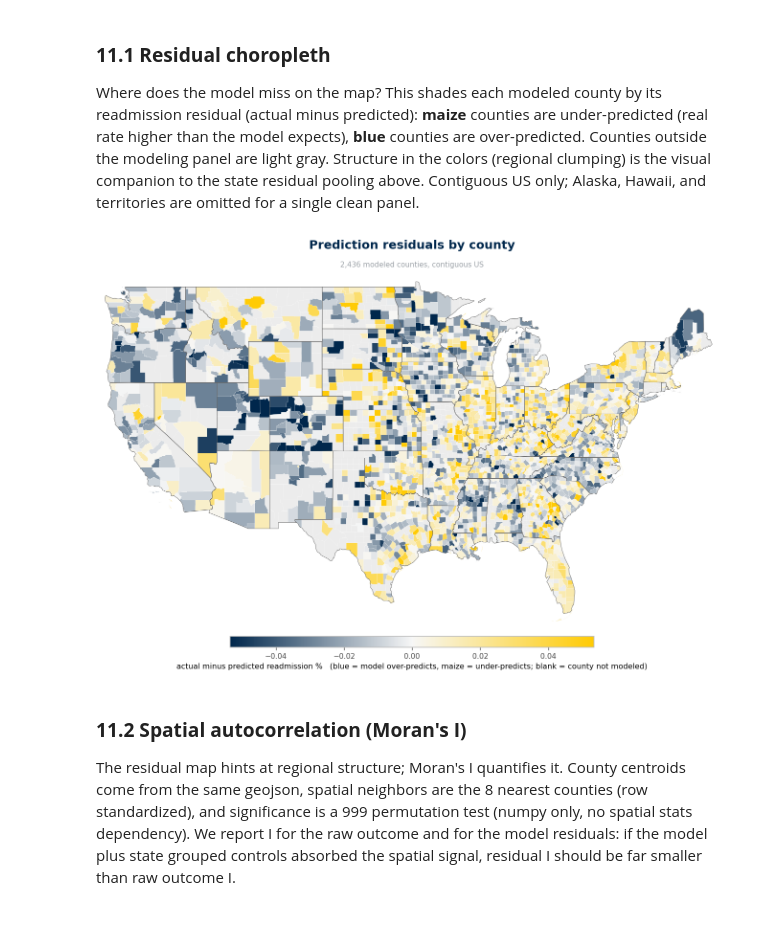
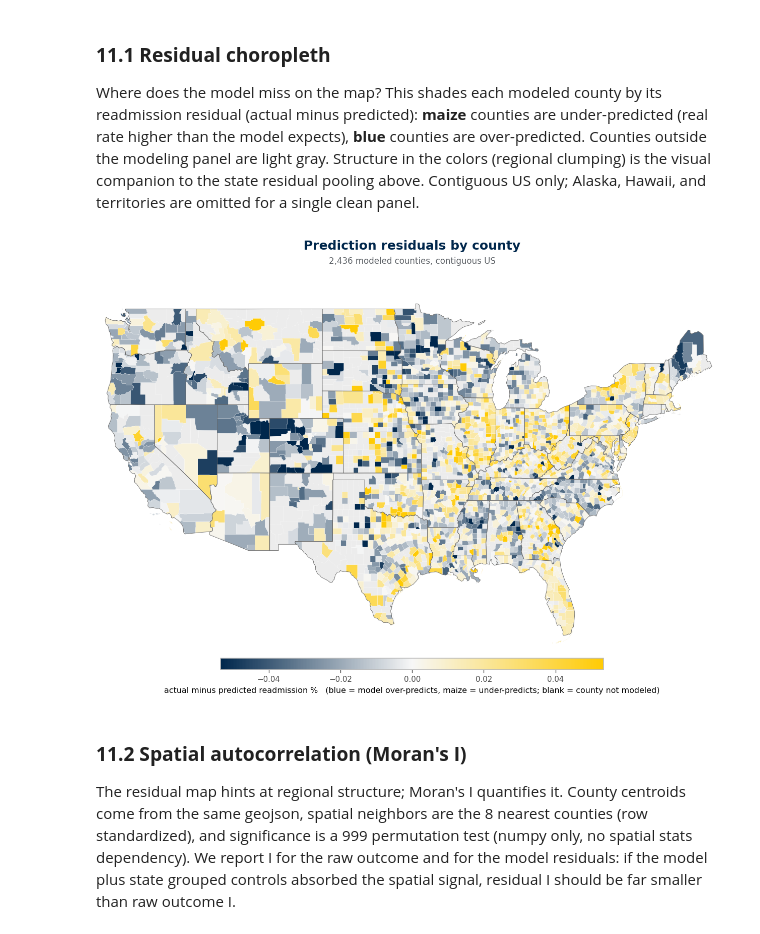
Before and after one commit to memckay/mads-capstone, a Jupyter notebook: notebooks/04_supervised_learning.ipynb, the cells around one changed output. Saved outputs shown, nothing was run; the diff lists cells and outputs as text; code cells hidden in the pictures.

```diff
--- a/notebooks/04_supervised_learning.ipynb
+++ b/notebooks/04_supervised_learning.ipynb
@@ -95,7 +95,8 @@ FIGURES = Path("../reports/figures")
 FIGURES.mkdir(parents=True, exist_ok=True)
 
 BLUE, MAIZE = "#00274C", "#FFCB05"
-GRAY = "#9aa0a6"
+GRAY = "#9aa0a6"        # data marks
+SUBTLE = "#5f6368"      # subtitle text, darker than GRAY so it stays legible
 
 # Shared report style: clean spines, light grid, on-brand colors
 plt.rcParams.update({
@@ -1369,39 +1375,41 @@ ax.add_collection(modeled)
 
 # State boundaries for geographic orientation. This file is committed to data/raw
 # (small, static reference geometry). The overlay is decorative, so a missing file
 # degrades the basemap rather than stopping the notebook and everything after it.
 # Source: Leaflet choropleth example us-states.geojson, US Census derived boundaries.
 STATES_PATH = DATA / "raw" / "us-states.geojson"
 try:
     states_geo = json.loads(STATES_PATH.read_text())
     state_rings = [ring for feat in states_geo["features"]
                    if feat["properties"]["name"] not in {"Alaska", "Hawaii", "Puerto Rico"}
                    for ring in county_rings(feat["geometry"])]
     ax.add_collection(PolyCollection(state_rings, facecolors="none", edgecolors="#666666",
                                      linewidths=0.5, zorder=5))
 except FileNotFoundError:
     print(f"note: {STATES_PATH.name} not found, drawing without the state overlay")
 
 ax.set_xlim(-125, -66)
 ax.set_ylim(24, 50)
 ax.set_aspect(1.3)
 ax.axis("off")
-ax.set_title(f"{len(modeled_fips):,} modeled counties, contiguous US",
-             fontsize=9, fontweight="normal", color=GRAY, pad=8)
-fig.suptitle("Prediction residuals by county",
-             color=BLUE, fontsize=15, fontweight="bold", y=0.98)
 
 cbar = fig.colorbar(modeled, ax=ax, orientation="horizontal",
                     fraction=0.04, pad=0.02, shrink=0.5, aspect=34)
 cbar.set_label("actual minus predicted readmission %   "
                "(blue = model over-predicts, maize = under-predicts; blank = county not modeled)",
                fontsize=9.5)
 cbar.ax.tick_params(labelsize=9)
-fig.tight_layout()
+# Both title lines sit on the figure. The axes is aspect-locked, so it gets centred
+# in whatever space is left and anything anchored to it drifts.
+fig.suptitle("Prediction residuals by county",
+             color=BLUE, fontsize=15, fontweight="bold", y=0.98)
+fig.text(0.5, 0.945, f"{len(modeled_fips):,} modeled counties, contiguous US",
+         ha="center", va="top", fontsize=10, color=SUBTLE)
+fig.tight_layout(rect=[0, 0, 1, 0.93])
 fig.savefig(FIGURES / "sl_residual_choropleth.png")
 plt.show()
 # %% [output]
-[figure, old version]
+[figure, new version]
 # %% [markdown]
 ### **11.2 Spatial autocorrelation (Moran's I)**
 
```
Also changed, not shown: parts of 2 cells of this notebook, 8 other files.
